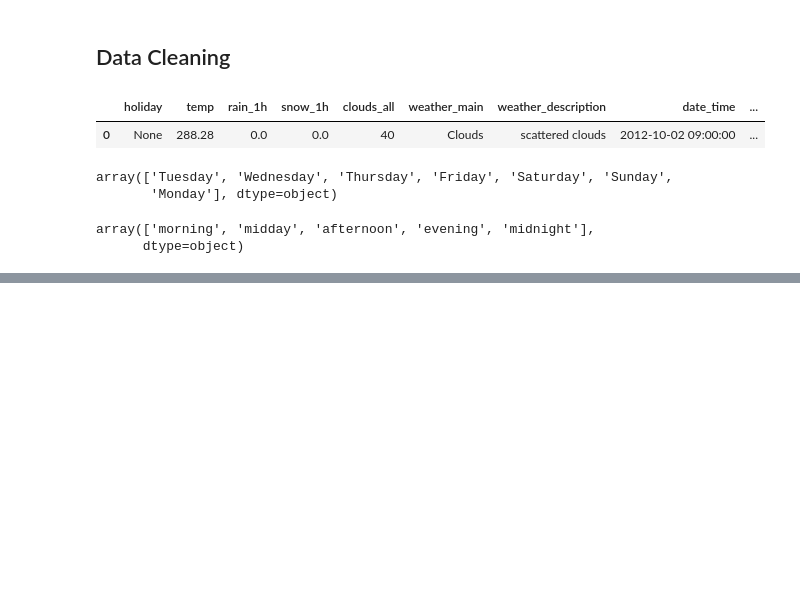
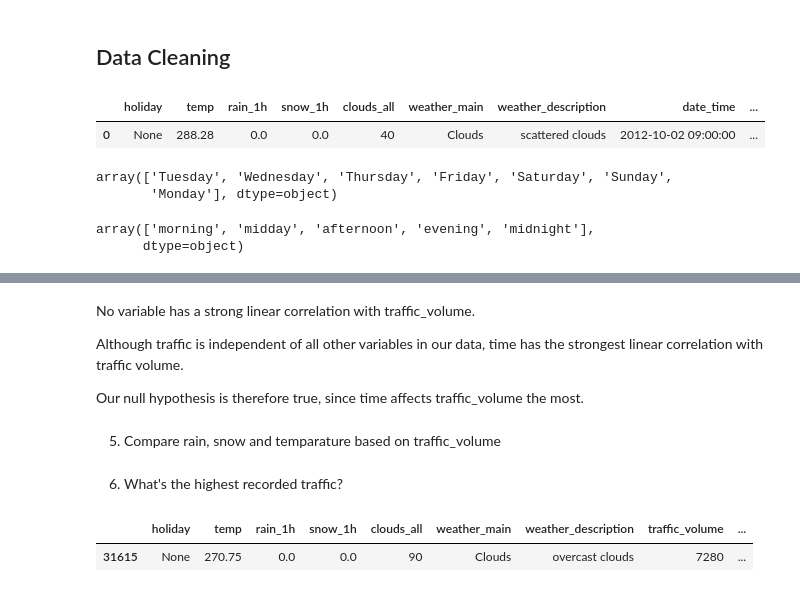
Before and after one commit to ikoghoemmanuell/Finding-Heavy-Traffic-Indicators-on-I-94, a Jupyter notebook: Analysis.ipynb, the cells around one changed output, grey strips where cells are left out. Cells and saved outputs as stored; diff of their text form; code cells hidden in the pictures; blank space fills up the shorter version.

```diff
--- a/Analysis.ipynb
+++ b/Analysis.ipynb
@@ -188,0 +257,16 @@ traffic
+# %% [markdown]
+No variable has a strong linear correlation with traffic_volume.
+
+Although traffic is independent of all other variables in our data, time has the strongest linear correlation with traffic volume.
+
+Our null hypothesis is therefore true, since time affects traffic_volume the most.
+# %% [markdown]
+5. Compare rain, snow and temparature based on traffic_volume
+# %% [markdown]
+6. What's the highest recorded traffic?
+# %%
+top_traffic = traffic.sort_values('traffic_volume', ascending=False)
+top_traffic.head(1)
+# %% [output]
+|  | holiday | temp | rain_1h | snow_1h | clouds_all | weather_main | weather_description | traffic_volume | ... |
+| 31615 | None | 270.75 | 0.0 | 0.0 | 90 | Clouds | overcast clouds | 7280 | ... |
```
Also changed, not shown: parts of 13 cells of this notebook.
